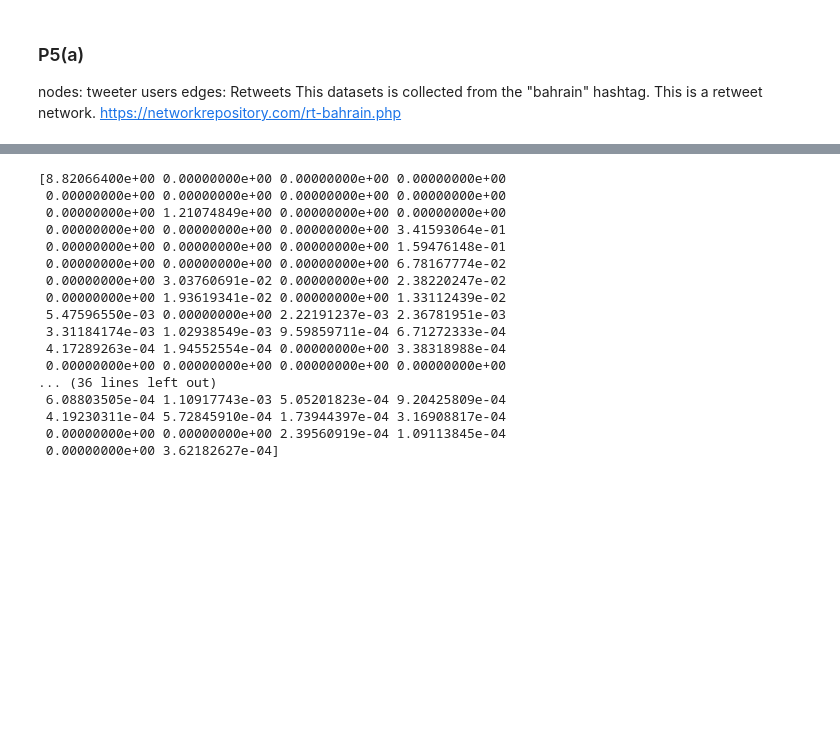
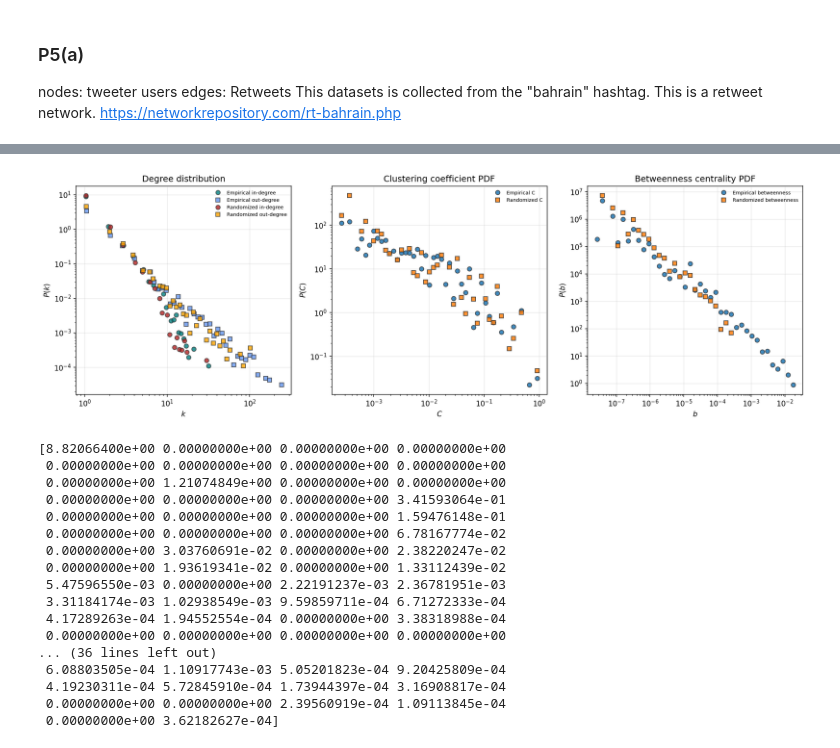
Before and after one commit to AerosolKiller/phys7332_fa25, a Jupyter notebook: Assignment/assignment01.ipynb, the cells around one changed output, grey strips where cells are left out. Cells and saved outputs as stored; diff of their text form; code cells hidden in the pictures; blank space fills up the shorter version.

```diff
--- a/Assignment/assignment01.ipynb
+++ b/Assignment/assignment01.ipynb
@@ -639,2 +660,92 @@ G_randomized = nx.compose(G_randomized, G_rand_core)  # put randomized core back
 # %%
-# shortest path length distribution
+from scipy.stats import spearmanr
+
+# ---------------- Helper for log-binned PDFs ----------------
+def log_binned_pdf(x, nbins=50, xmin=None, xmax=None):
+    """
+    Compute a log-binned probability density for positive data x.
+    Returns (x_centers, y_density) suitable for log-log plotting.
+    """
+    x = np.asarray(x, dtype=float)
+    x = x[np.isfinite(x) & (x > 0)]
+    if x.size == 0:
+        return np.array([]), np.array([])
+    if xmin is None: xmin = x.min()
+    if xmax is None: xmax = x.max()
+    if xmin == xmax:
+        return np.array([xmin]), np.array([1.0])
+    edges = np.geomspace(xmin, xmax, nbins + 1)
+    counts, edges = np.histogram(x, bins=edges)
+    widths  = np.diff(edges)
+    centers = np.sqrt(edges[:-1] * edges[1:])  # geometric mean
+    pdf = counts / (counts.sum() * widths)
+    m = pdf > 0
+    return centers[m], pdf[m]
+
+# ---------------- Degree distributions ----------------
+nbins = 50
+x_in_emp,  y_in_emp  = degree_distribution(G_citation,   number_of_bins=nbins, log_binning=True, directed='in')
+x_out_emp, y_out_emp = degree_distribution(G_citation,   number_of_bins=nbins, log_binning=True, directed='out')
+x_in_rand, y_in_rand = degree_distribution(G_randomized, number_of_bins=nbins, log_binning=True, directed='in')
+x_out_rand,y_out_rand= degree_distribution(G_randomized, number_of_bins=nbins, log_binning=True, directed='out')
+
+# ---------------- Clustering coefficient PDFs ----------------
+clust_emp_dict  = nx.clustering(G_citation)      # directed Fagiolo definition
+clust_rand_dict = nx.clustering(G_randomized)
+clust_emp  = np.fromiter(clust_emp_dict.values(),  dtype=float)
+clust_rand = np.fromiter(clust_rand_dict.values(), dtype=float)
+c_emp_pos  = clust_emp[clust_emp > 0]
+c_rand_pos = clust_rand[clust_rand > 0]
+c_xmin = min(c_emp_pos.min(), c_rand_pos.min()) if (c_emp_pos.size and c_rand_pos.size) else None
+x_c_emp,  y_c_emp  = log_binned_pdf(c_emp_pos,  nbins=nbins, xmin=c_xmin, xmax=1.0)
+x_c_rand, y_c_rand = log_binned_pdf(c_rand_pos, nbins=nbins, xmin=c_xmin, xmax=1.0)
+
+# ---------------- Betweenness centrality PDFs ----------------
+bc_emp_dict  = nx.betweenness_centrality(G_citation,   normalized=True, endpoints=False)
+bc_rand_dict = nx.betweenness_centrality(G_randomized, normalized=True, endpoints=False)
+bc_emp  = np.fromiter(bc_emp_dict.values(),  dtype=float)
+bc_rand = np.fromiter(bc_rand_dict.values(), dtype=float)
+bc_emp_pos  = bc_emp[bc_emp > 0]
+bc_rand_pos = bc_rand[bc_rand > 0]
+b_xmin = min(bc_emp_pos.min(), bc_rand_pos.min()) if (bc_emp_pos.size and bc_rand_pos.size) else None
+x_b_emp,  y_b_emp  = log_binned_pdf(bc_emp_pos,  nbins=nbins, xmin=b_xmin, xmax=1.0)
+x_b_rand, y_b_rand = log_binned_pdf(bc_rand_pos, nbins=nbins, xmin=b_xmin, xmax=1.0)
+
+# ---------------- Plot all three ----------------
+fig, axes = plt.subplots(1, 3, figsize=(15, 5), dpi=150)
+
+# Panel 1: Degree distributions
+ax = axes[0]
+ax.loglog(x_in_emp,  y_in_emp,  'o', color='teal',           alpha=0.8, mec='.2', label='Empirical in-degree')
+ax.loglog(x_out_emp, y_out_emp, 's', color='cornflowerblue', alpha=0.8, mec='.2', label='Empirical out-degree')
+ax.loglog(x_in_rand, y_in_rand, 'o', color='firebrick',      alpha=0.8, mec='.2', label='Randomized in-degree')
+ax.loglog(x_out_rand,y_out_rand,'s', color='orange',         alpha=0.8, mec='.2', label='Randomized out-degree')
+ax.set_xlabel(r"$k$")
+ax.set_ylabel(r"$P(k)$")
+ax.set_title("Degree distribution")
+ax.legend(fontsize='x-small', frameon=False)
+ax.grid(linewidth=1.2, alpha=0.2)
+
+# Panel 2: Clustering coefficient PDFs
+ax = axes[1]
+if x_c_emp.size:  ax.loglog(x_c_emp,  y_c_emp,  'o', alpha=0.85, mec='.2', label='Empirical C')
+if x_c_rand.size: ax.loglog(x_c_rand, y_c_rand, 's', alpha=0.85, mec='.2', label='Randomized C')
+ax.set_xlabel(r"$C$")
+ax.set_ylabel(r"$P(C)$")
+ax.set_title("Clustering coefficient PDF")
+ax.legend(fontsize='x-small', frameon=False)
+ax.grid(linewidth=1.2, alpha=0.2)
+
+# Panel 3: Betweenness centrality PDFs
+ax = axes[2]
+if x_b_emp.size:  ax.loglog(x_b_emp,  y_b_emp,  'o', alpha=0.85, mec='.2', label='Empirical betweenness')
+if x_b_rand.size: ax.loglog(x_b_rand, y_b_rand, 's', alpha=0.85, mec='.2', label='Randomized betweenness')
+ax.set_xlabel(r"$b$")
+ax.set_ylabel(r"$P(b)$")
+ax.set_title("Betweenness centrality PDF")
+ax.legend(fontsize='x-small', frameon=False)
+ax.grid(linewidth=1.2, alpha=0.2)
+
+plt.tight_layout()
+plt.show()
+# %% [output]
@@ -641,3 +769,4 @@ G_randomized = nx.compose(G_randomized, G_rand_core)  # put randomized core back
+[figure, added]
 # %%
 fig, ax = plt.subplots(1, 1, figsize=(6, 5), dpi=150)
 
```
Also changed, not shown: parts of 3 cells of this notebook.
